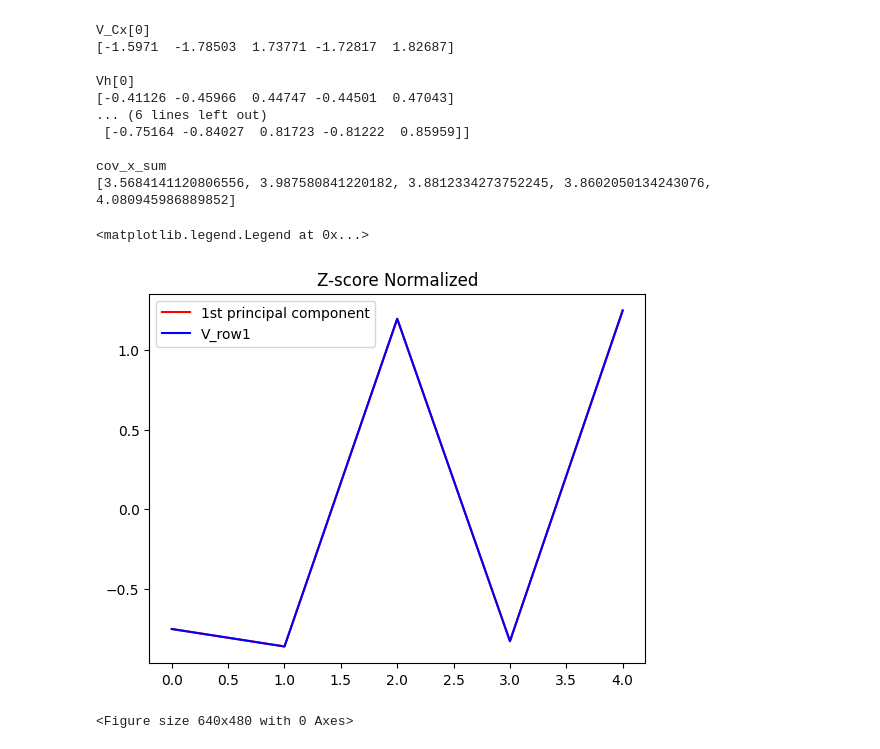
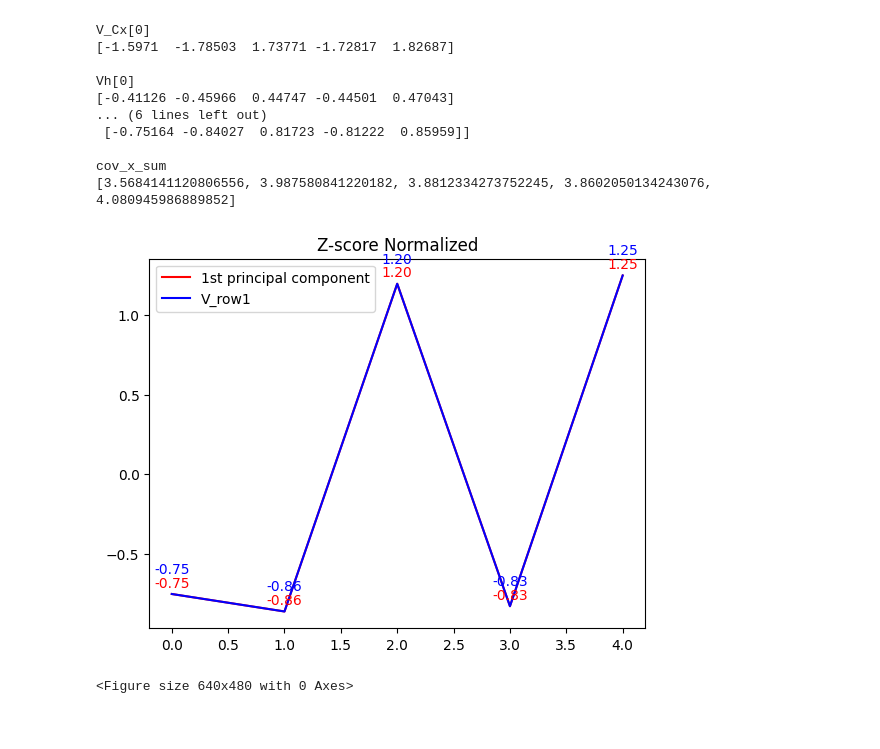
Before and after one commit to ZhiRongDev/NCCU_Thesis_PCA_Experiments, a Jupyter notebook: src/new_idea/demo/demo_PearsonPCA.ipynb, the cells around one changed output. Saved outputs shown, nothing was run; the diff lists cells and outputs as text; code cells hidden in the pictures.

Commit message:
add annotations for the line plots in demoPearson.ipynb

```diff
--- a/src/new_idea/demo/demo_PearsonPCA.ipynb
+++ b/src/new_idea/demo/demo_PearsonPCA.ipynb
@@ -126,25 +132,49 @@ cov_x_sum
 # %%
 cov_x_sum = list(enumerate(cov_x_sum))
 sorted_list = sorted(cov_x_sum, key=lambda x: x[1], reverse=True)
 cov_x_selected = cov_x[sorted_list[0][0]]
 
 if np.corrcoef(cov_x_selected, Vh[0])[0][1] < 0:
     cov_x_selected = -cov_x_selected
 
 Vh0_Norm = (Vh[0] - np.mean(Vh[0])) / np.std(Vh[0])
 cov_x_selected_Norm = (cov_x_selected - np.mean(cov_x_selected)) / np.std(cov_x_selected)
 V_Cx0_Norm = (V_Cx[0] - np.mean(V_Cx[0])) / np.std(V_Cx[0])
 
 plt.plot(Vh0_Norm, c="red")
 plt.plot(V_Cx0_Norm, c="blue")
 # plt.plot(cov_x_selected_Norm, c="black")
 
-
 plt.title("Z-score Normalized")
 plt.legend(["1st principal component", "V_row1"])
+
+# zip joins x and y coordinates in pairs
+# https://queirozf.com/entries/add-labels-and-text-to-matplotlib-plots-annotation-examples
+Vh0_Norm_xs = np.arange(0,5,1)
+for x, y in zip(Vh0_Norm_xs, Vh0_Norm):
+    label = "{:.2f}".format(y)
+    plt.annotate(
+        label, # this is the text
+        (x, y), # these are the coordinates to position the label
+        textcoords="offset points", # how to position the text
+        xytext=(0, 5), # distance from text to points (x,y)
+        ha='center', # horizontal alignment can be left, right or center
+        color='red'
+    )
+
+V_Cx0_Norm_xs = np.arange(0,5,1)
+for x, y in zip(V_Cx0_Norm_xs, V_Cx0_Norm):
+    label = "{:.2f}".format(y)
+    plt.annotate(
+        label, # this is the text
+        (x, y), # these are the coordinates to position the label
+        textcoords="offset points", # how to position the text
+        xytext=(0, 15), # distance from text to points (x,y)
+        ha='center', # horizontal alignment can be left, right or center
+        color='blue'
+    )
 # %% [output]
-<matplotlib.legend.Legend at 0x...>
-[figure, old version]
+[figure, new version]
 # %%
 plt.clf()
 # %% [output]
```
Also changed, not shown: parts of 4 cells of this notebook, 1 other file.
